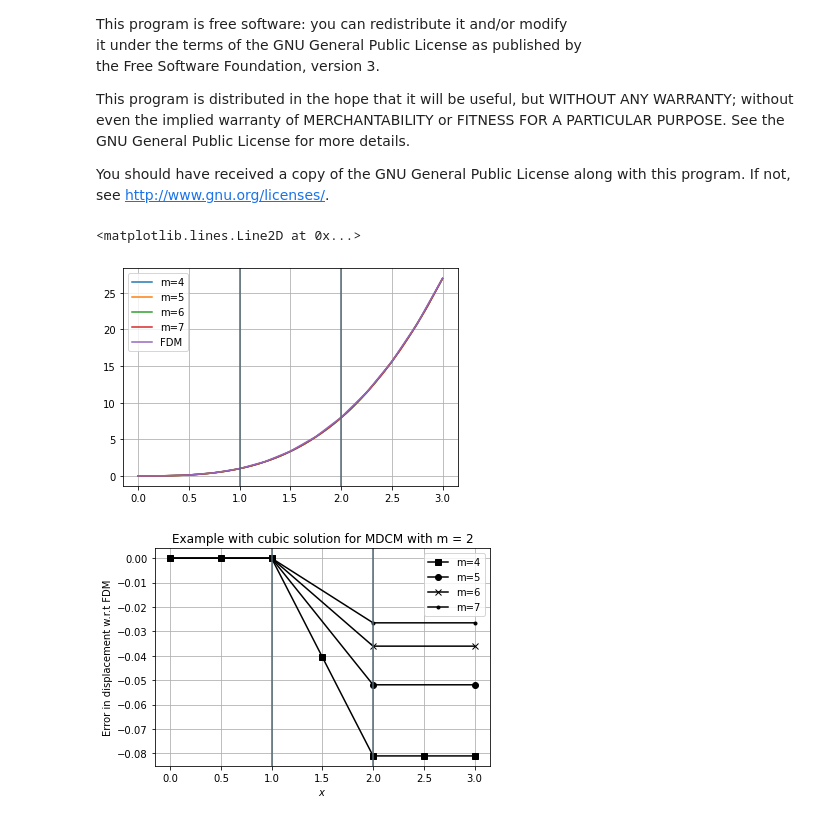
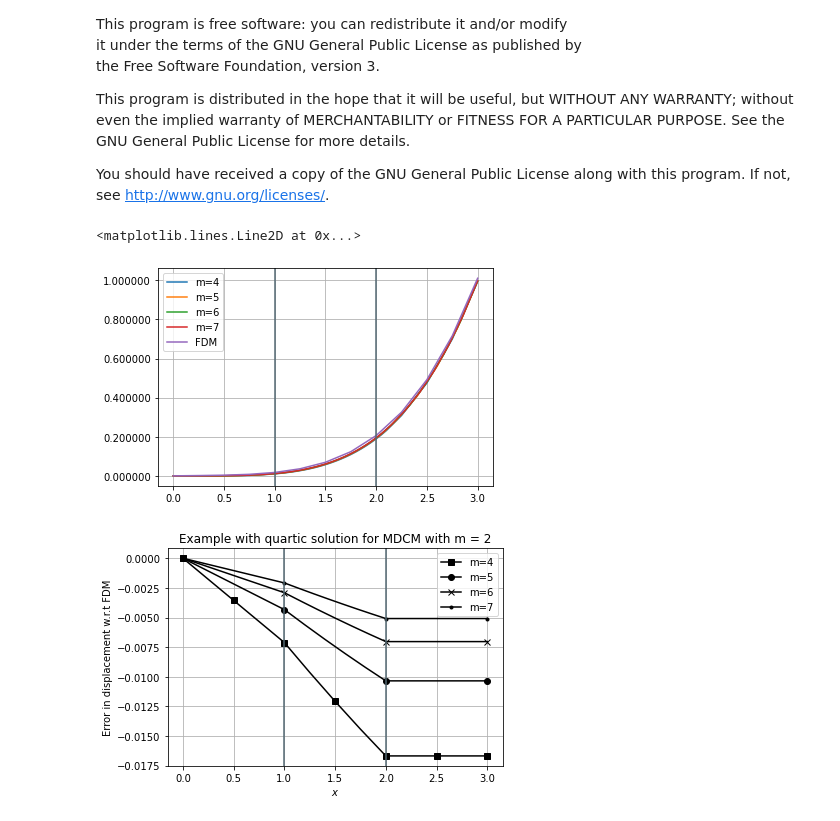
Before and after one commit to diehlpk/reusommer21, a Jupyter notebook: Coupling-MDCM-Adaptive-endpoint-matching.ipynb, the cells around one changed output. Cells and saved outputs as stored; diff of their text form; code cells hidden in the pictures.

Commit message:
Redo all plots

```diff
--- a/Coupling-MDCM-Adaptive-endpoint-matching.ipynb
+++ b/Coupling-MDCM-Adaptive-endpoint-matching.ipynb
@@ -41,7 +42,7 @@ def interpolate_lagrange(x, x_values, y_values):
     #return sum(_basis(j)*y_values[j] for j in range(k))
     return basis
 # %%
-example = "Cubic"
+example = "Quartic"
 save_results = False
 g = -1
 con = []
@@ -53,6 +54,26 @@ has_condition = True
 
 def solve(M,f):
     return np.linalg.solve(M,f)
+# %%
+#############################################################################
+# Exact solution
+#############################################################################
+
+def exactSolution(x):
+
+    if example == "Cubic":
+        return x * x * x
+    elif example == "Quartic":
+        return x * x * x * x
+    elif example == "Quadratic":
+        return x * x
+    elif example == "Linear":
+        return x
+    elif example == "Linear-cubic":
+        return np.where(x < 1.5, x, x + (x-1.5) * (x-1.5) * (x-1.5) )
+    else:
+        print("Error: Either provide Linear, Quadratic, Quartic, or Cubic")
+        sys.exit()
 # %%
 #############################################################################
 # Loading
@@ -89,9 +110,9 @@ def forceFull(n,x):
     force = np.zeros(n)
 
     for i in range(1,n-1):
-        force[i] = f(x[i])
+        force[i] = f(x[i]) / exactSolution(x[n-1])
 
-    force[n-1] = g
+    force[n-1] = g / exactSolution(x[n-1])
 
     return force
 
@@ -102,9 +123,9 @@ def forceCoupling(n,x):
     force = np.zeros(dim)
 
     for i in range(1,dim-1):
-        force[i] = f(x[i])
+        force[i] = f(x[i]) / exactSolution(x[dim-1])
 
-    force[dim-1] = g
+    force[dim-1] = g / exactSolution(x[dim-1])
 
     return force
 # %%
@@ -271,20 +286,21 @@ for i in range(4, 8):
 # %%
 xSlice = []
 uSlice = []
 
 for i in range(0, len(xAll)):
     xSlice.append(np.concatenate([xAll[i][0:nFD[i]-1],xAll[i][nFD[i]:nFD[i]+n[i]+4],xAll[i][nFD[i]+n[i]+5:]]))
     uSlice.append(np.concatenate([uCoupled[i][0:nFD[i]-1],uCoupled[i][nFD[i]:nFD[i]+n[i]+4],uCoupled[i][nFD[i]+n[i]+5:]]))
     plt.plot(xSlice[i],uSlice[i],label="m="+str(i+4))
 
+plt.gca().yaxis.set_major_formatter(FormatStrFormatter('%0.6f'))
 plt.plot(xFull[0],uFDM[0],label="FDM")
 plt.grid()
 plt.legend()
 plt.axvline(x=1,c="#536872")
 plt.axvline(x=2,c="#536872")
 # %% [output]
 <matplotlib.lines.Line2D at 0x...>
-[figure, old version]
+[figure, new version]
 # %%
 plt.clf()
 markers = ['s','o','x','.']
@@ -304,7 +320,7 @@ plt.axvline(x=2,c="#536872")
 plt.legend()
 plt.savefig("MDCM-adaptive-endpoint-matching-"+str(example).lower()+".pdf")
 # %% [output]
-[figure, old version]
+[figure, new version]
 # %%
 if has_condition :
     np.savetxt("con_mdcm_n-quadratic-matching.csv", con, delimiter=",")
```
Also changed, not shown: parts of 2 cells of this notebook, 8 other files.
